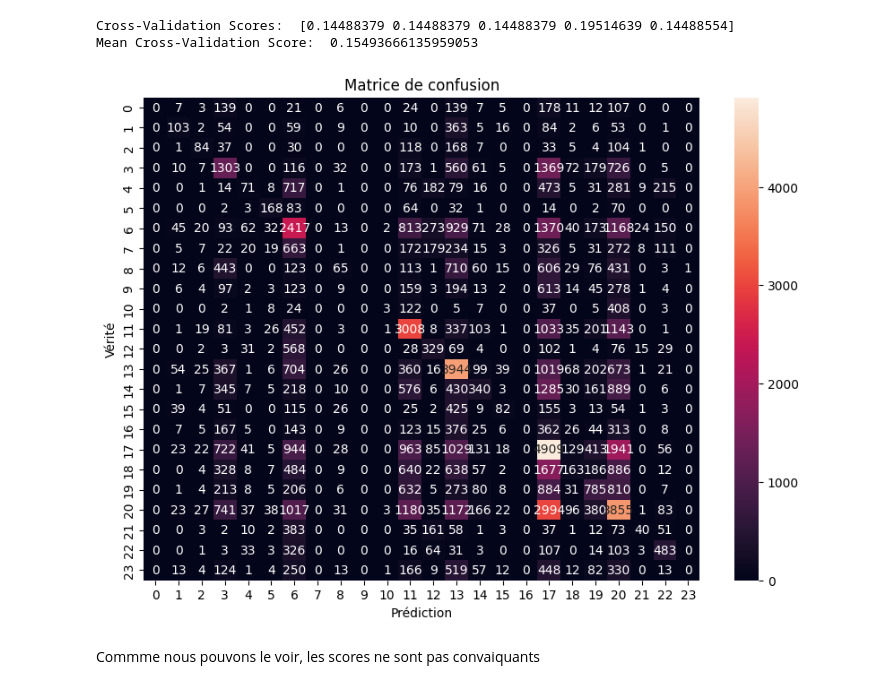
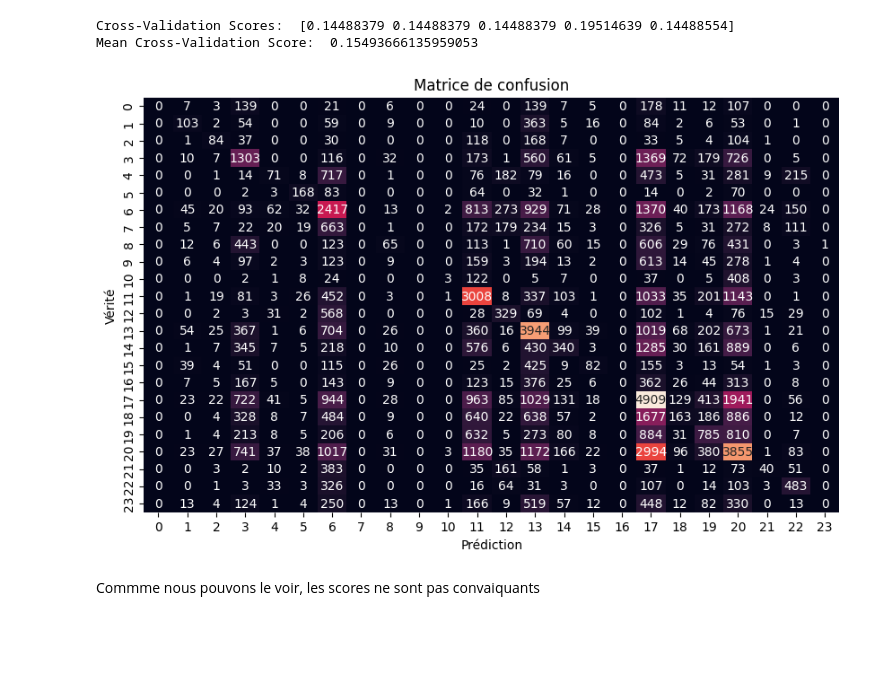
Before and after one commit to AlexandreRob/BadBoyRecords, a Jupyter notebook: NewModelTraining.ipynb, the cells around one changed output. Cells and saved outputs as stored; diff of their text form; code cells hidden in the pictures; blank space fills up the shorter version.

```diff
--- a/NewModelTraining.ipynb
+++ b/NewModelTraining.ipynb
@@ -327,20 +327,20 @@ Mean Cross-Validation Score:  0.15493666135959053
 # %%
 import matplotlib.pyplot as plt
 import seaborn as sns
 from sklearn.metrics import confusion_matrix
 
 # Calcul de la matrice de confusion
 cm = confusion_matrix(y_test, y_pred)
 
 # Affichage de la matrice de confusion
-plt.figure(figsize=(10, 7))
-sns.heatmap(cm, annot=True, fmt="d")
+plt.figure(figsize=(10, 6))
+sns.heatmap(cm, annot=True, fmt="d", cbar=False)
 plt.title("Matrice de confusion")
 plt.xlabel("Prédiction")
 plt.ylabel("Vérité")
 plt.show()
 # %% [output]
-[figure, old version]
+[figure, new version]
 # %% [markdown]
 Commme nous pouvons le voir, les scores ne sont pas convaiquants
 # %%
```
Also changed, not shown: parts of 2 cells of this notebook, 2 other files.
